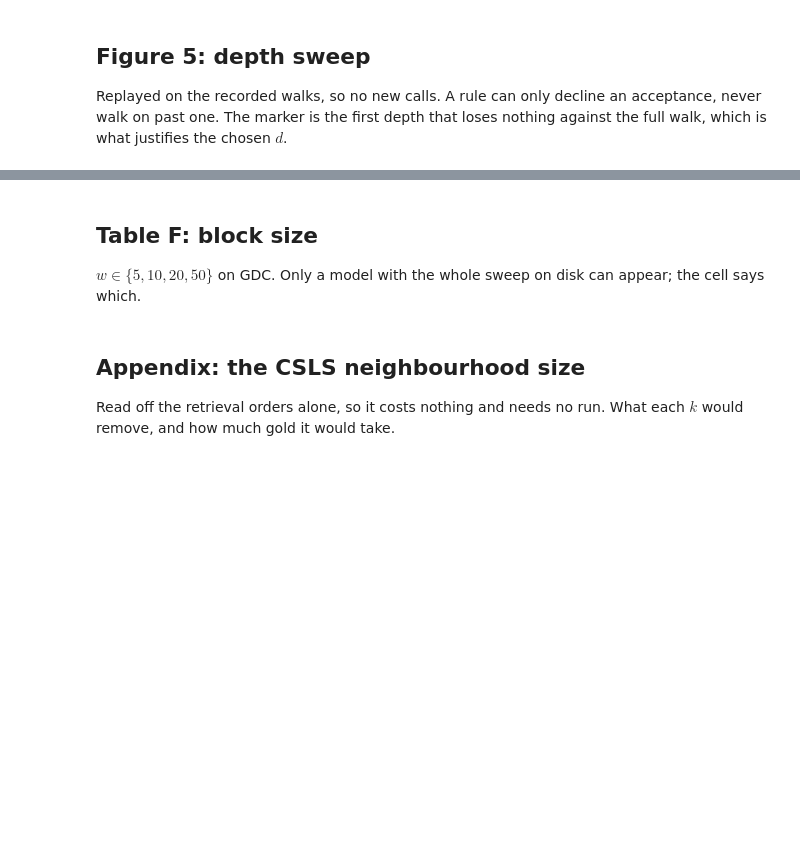
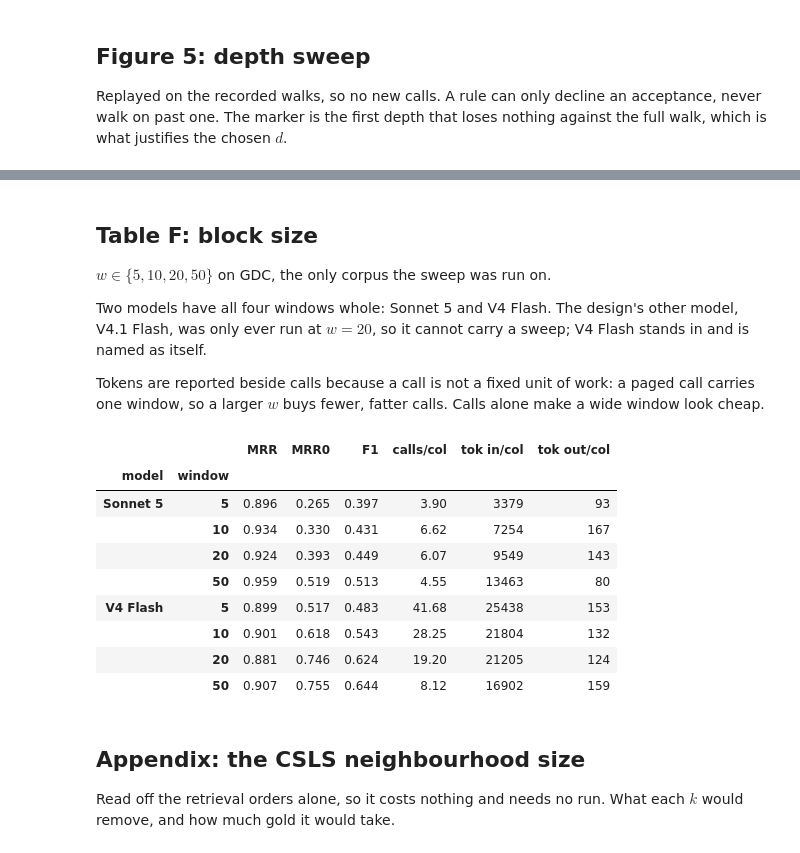
Before and after one commit to MuriloAndreFelipe/SchemaOutis, a Jupyter notebook: notebooks/paper_experiments_final.ipynb, the cells around one changed output, grey strips where cells are left out. Drawn from its saved outputs; the diff is of its cells as text; code cells hidden in the pictures; blank space fills up the shorter version.

```diff
--- a/notebooks/paper_experiments_final.ipynb
+++ b/notebooks/paper_experiments_final.ipynb
@@ -990,28 +1173,70 @@ pd.DataFrame(rows).to_csv(TABDIR / "fig5_depth.csv", index=False)
 # %% [markdown]
 ## Table F: block size
 
-$w \in \{5, 10, 20, 50\}$ on GDC. Only a model with the whole sweep on disk can
-appear; the cell says which.
+$w \in \{5, 10, 20, 50\}$ on GDC, the only corpus the sweep was run on.
+
+Two models have all four windows whole: Sonnet 5 and V4 Flash. The design's
+other model, V4.1 Flash, was only ever run at $w = 20$, so it cannot carry a
+sweep; V4 Flash stands in and is named as itself.
+
+Tokens are reported beside calls because a call is not a fixed unit of work: a
+paged call carries one window, so a larger $w$ buys fewer, fatter calls. Calls
+alone make a wide window look cheap.
 # %%
 # --- Table F: block size -------------------------------------------------
-rows = []
-for w in (5, 10, 20, 50):
-    runs_of, short, pairs, n_src = cells(GDC, kinds=["paged"], window=w)
-    for (arm, m), runs in runs_of.items():
+WINDOWS = (5, 10, 20, 50)
+# Keyed like MODELS, but only the models with the whole sweep on disk. V4.1
+# Flash is absent on purpose: it exists at w = 20 only.
+SWEPT = {"claude-sonnet-5": "Sonnet 5",
+         "deepseek-v4-flash-cloud": "V4 Flash"}
+
+pairs, names, n_src, _ = CORPUS[GDC]
+inv = tagged(inventory.scan(RUNS, corpus=GDC, pairs=names, kinds=("paged",)))
+inv = inv[(inv["rep"] == 1) & (inv["prune"] == "")
+          & (inv["retriever"] == RETRIEVER) & (inv["variant"] == VARIANT)
+          & (inv["threshold"] == TAU) & inv["model"].isin(SWEPT)
+          & inv["window"].isin(WINDOWS)]
+ok = tagged(inventory.check(inv, verbose=False, max_fallback=1.0,
+                            drop_errored=False))
+
+rows, short = [], []
+# Model-major, so each model's four windows read as one contiguous sweep.
+for m, label in SWEPT.items():
+    for w in WINDOWS:
+        runs = ok[(ok["window"] == w) & (ok["model"] == m)]
+        n = int(runs["n_columns"].sum())
+        if set(runs["pair"]) != set(names) or n != n_src:
+            short.append((w, label, len(set(runs["pair"])), n))
+            continue
         s = report.score(runs, pairs, results=RUNS, corpus=GDC,
                          kind="paged").iloc[0]
-        rows.append({"window": w, "model": MODELS[m][0],
-                     "mrr_abstain": s["mrr_abstain"],
-                     "f1_committed": s["f1_committed"],
-                     "calls/col": s["calls_per_column"]})
+        # `score` carries tokens in but not tokens out, so the per-column
+        # frame is read again for the out side.
+        cols = report.per_column(runs.itertuples(), pairs)
+        rows.append({"window": w, "model": label,
+                     "MRR": s["mrr"], "MRR0": s["mrr_abstain"],
+                     "F1": s["f1_committed"],
+                     "calls/col": s["calls_per_column"],
+                     "tok in/col": cols["tokens_in"].sum() / n_src,
+                     "tok out/col": cols["tokens_out"].sum() / n_src})
 TABLE_F = pd.DataFrame(rows)
-if len(TABLE_F):
-    TABLE_F.to_csv(TABDIR / "tableF_window.csv", index=False)
-    display(TABLE_F.pivot_table(index="window", columns="model",
-                                values=["mrr_abstain", "f1_committed",
-                                        "calls/col"]).round(3))
-else:
-    print("no window sweep is whole for the models in this design")
+for w, label, n_pairs, n in short:
+    print(f"    not whole: w={w}, {label}: {n_pairs} pairs, {n} columns")
+TABLE_F.to_csv(TABDIR / "tableF_window.csv", index=False)
+display(TABLE_F.set_index(["model", "window"])
+        .round({"MRR": 3, "MRR0": 3, "F1": 3, "calls/col": 2})
+        .astype({"tok in/col": int, "tok out/col": int}))
+# %% [output]
+|  |  | MRR | MRR0 | F1 | calls/col | tok in/col | tok out/col |
+| model | window |  |  |  |  |  |  |
+| Sonnet 5 | 5 | 0.896 | 0.265 | 0.397 | 3.90 | 3379 | 93 |
+|  | 10 | 0.934 | 0.330 | 0.431 | 6.62 | 7254 | 167 |
+|  | 20 | 0.924 | 0.393 | 0.449 | 6.07 | 9549 | 143 |
+|  | 50 | 0.959 | 0.519 | 0.513 | 4.55 | 13463 | 80 |
+| V4 Flash | 5 | 0.899 | 0.517 | 0.483 | 41.68 | 25438 | 153 |
+|  | 10 | 0.901 | 0.618 | 0.543 | 28.25 | 21804 | 132 |
+|  | 20 | 0.881 | 0.746 | 0.624 | 19.20 | 21205 | 124 |
+|  | 50 | 0.907 | 0.755 | 0.644 | 8.12 | 16902 | 159 |
 # %% [markdown]
 ## Appendix: the CSLS neighbourhood size
 
```
Also changed, not shown: parts of 16 cells of this notebook.
